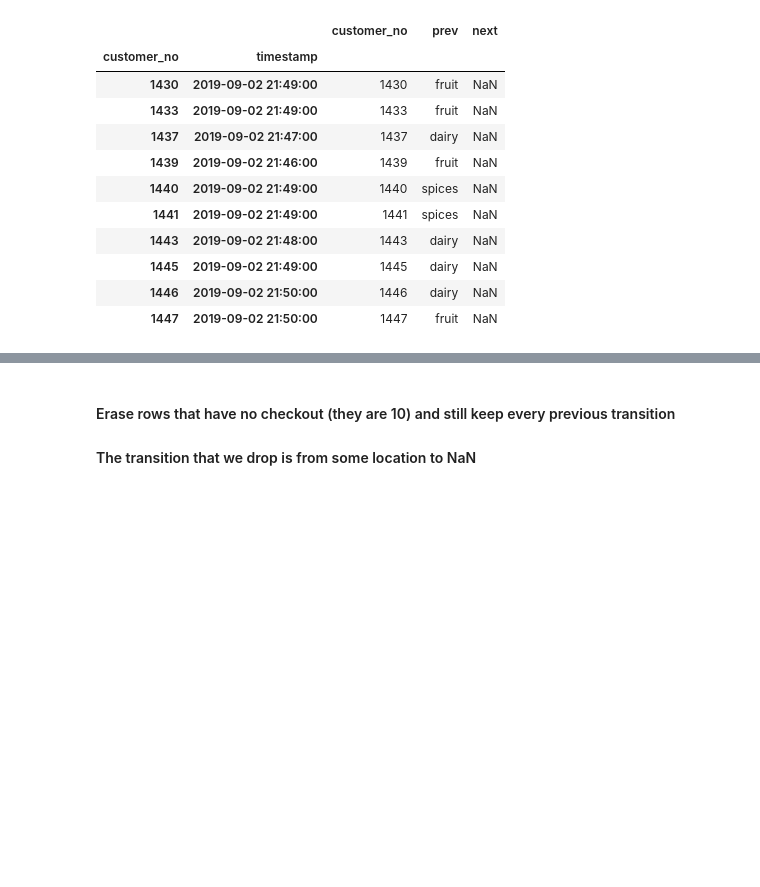
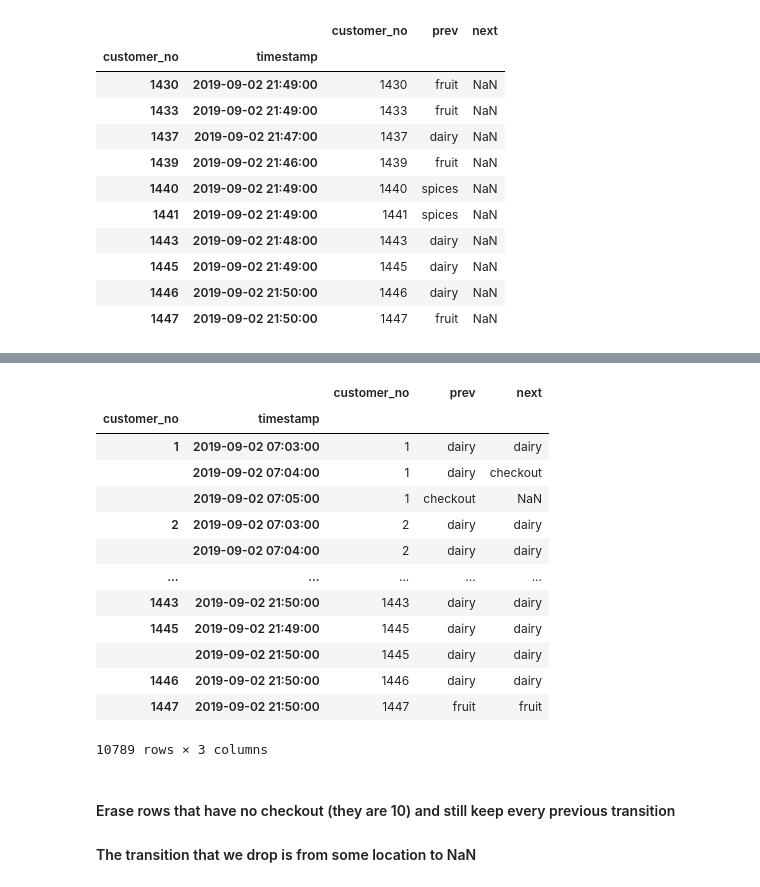
Before and after one commit to lau-b/doodl-supermarket, a Jupyter notebook: notebooks/exploratory_analysis.ipynb, the cells around one changed output, grey strips where cells are left out. Saved outputs shown, nothing was run; the diff lists cells and outputs as text; code cells hidden in the pictures; blank space fills up the shorter version.

```diff
--- a/notebooks/exploratory_analysis.ipynb
+++ b/notebooks/exploratory_analysis.ipynb
@@ -125,3 +190,22 @@ thieves
+# %%
+new = resDF.append(first)
+# %%
+new
+# %% [output]
+|  |  | customer_no | prev | next |
+| customer_no | timestamp |  |  |  |
+| 1 | 2019-09-02 07:03:00 | 1 | dairy | dairy |
+|  | 2019-09-02 07:04:00 | 1 | dairy | checkout |
+|  | 2019-09-02 07:05:00 | 1 | checkout | NaN |
+| 2 | 2019-09-02 07:03:00 | 2 | dairy | dairy |
+|  | 2019-09-02 07:04:00 | 2 | dairy | dairy |
+| ... | ... | ... | ... | ... |
+| 1443 | 2019-09-02 21:50:00 | 1443 | dairy | dairy |
+| 1445 | 2019-09-02 21:49:00 | 1445 | dairy | dairy |
+|  | 2019-09-02 21:50:00 | 1445 | dairy | dairy |
+| 1446 | 2019-09-02 21:50:00 | 1446 | dairy | dairy |
+| 1447 | 2019-09-02 21:50:00 | 1447 | fruit | fruit |
+10789 rows × 3 columns
 # %% [markdown]
 #### Erase rows that have no checkout (they are 10) and still keep every previous transition
 #### The transition that we drop is from some location to NaN
```
Also changed, not shown: parts of 5 cells of this notebook.
